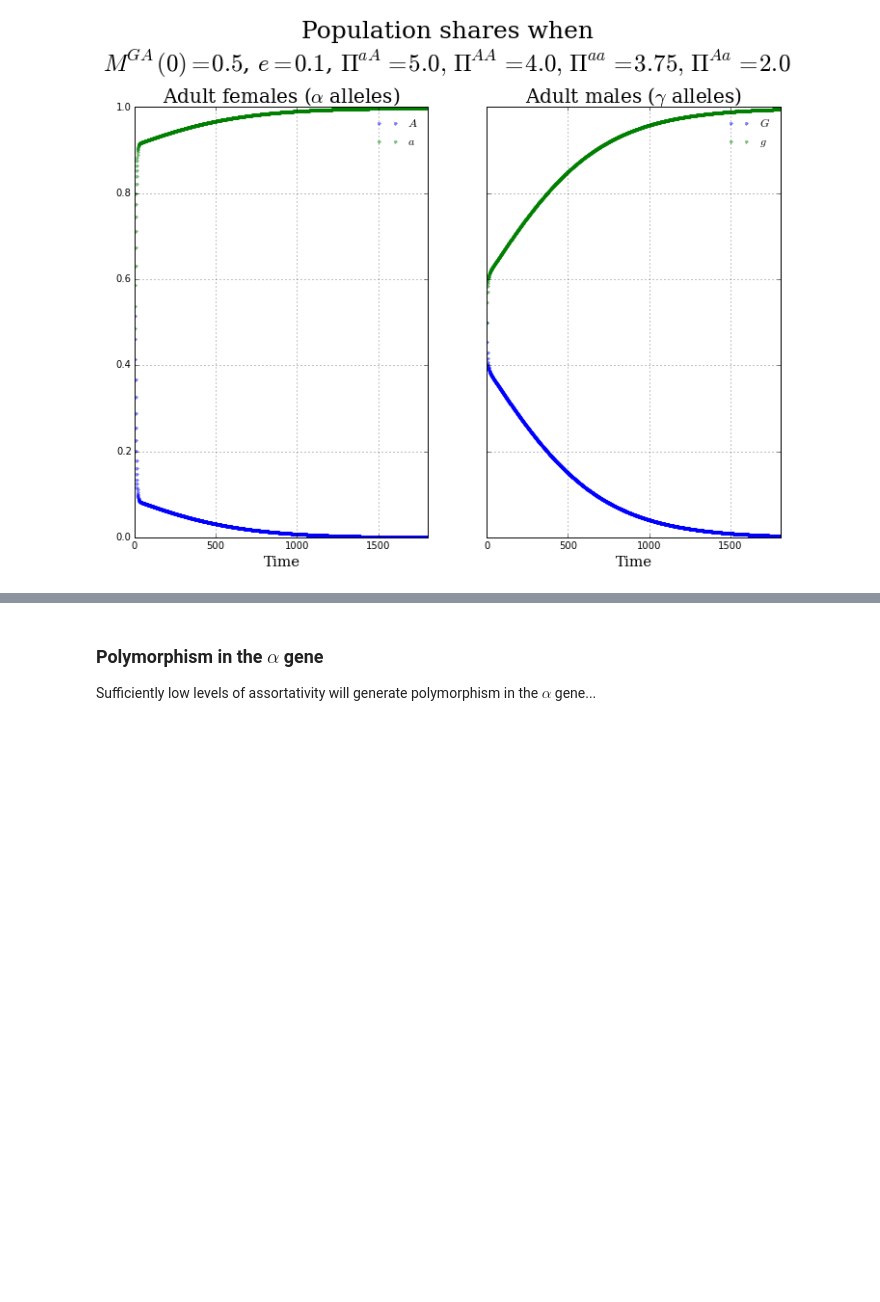
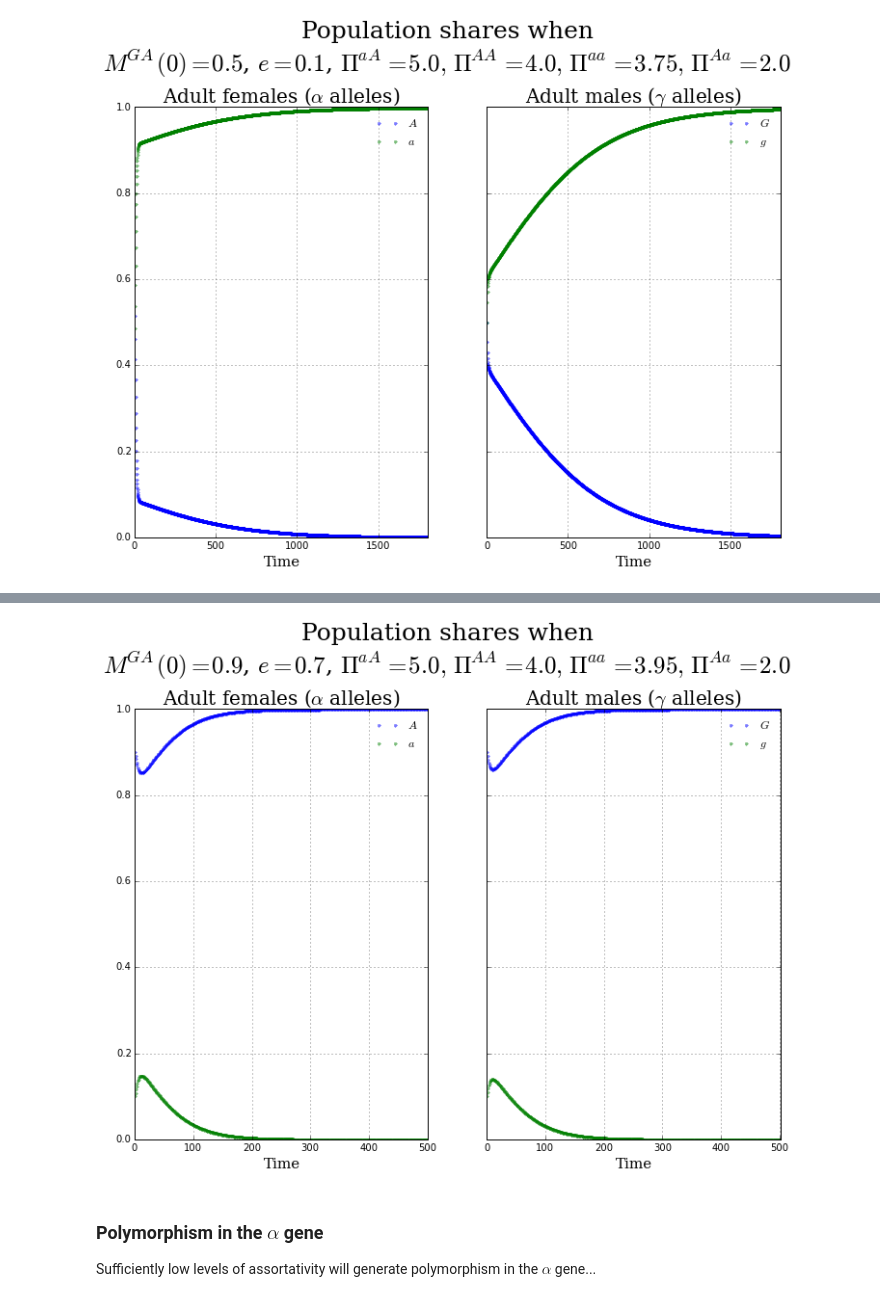
Before and after one commit to davidrpugh/population-ecology-approach, a Jupyter notebook: src/Wright-Bergstrom.ipynb, the cells around one changed output, grey strips where cells are left out. Cells and saved outputs as stored; diff of their text form; code cells hidden in the pictures; blank space fills up the shorter version.

```diff
--- a/src/Wright-Bergstrom.ipynb
+++ b/src/Wright-Bergstrom.ipynb
@@ -390,3 +203,13 @@ plt.savefig('../images/multiple_equilibria_simulation_2.pdf', bbox_inches='tight
+# %%
+example_params = {'PiAA': 4.0, 'PiAa': 2.0, 'PiaA': 5.0, 'Piaa': 3.95, 'c': 2.0, 'e': 0.7}
+plot_isolated_subpopulations_simulation(wright_bergstrom_simulator, mGA0=0.9, rtol=1e-6,
+                                        males='gamma_allele', females='alpha_allele', share=True,
+                                        **example_params)
+
+plt.savefig('../images/multiple_equilibria_simulation_3.jpeg', bbox_inches='tight')
+plt.savefig('../images/multiple_equilibria_simulation_3.pdf', bbox_inches='tight')
+# %% [output]
+[figure, added]
 # %% [markdown]
 ### Polymorphism in the $\alpha$ gene
 
```
Also changed, not shown: parts of 9 cells of this notebook, 1 other file.
